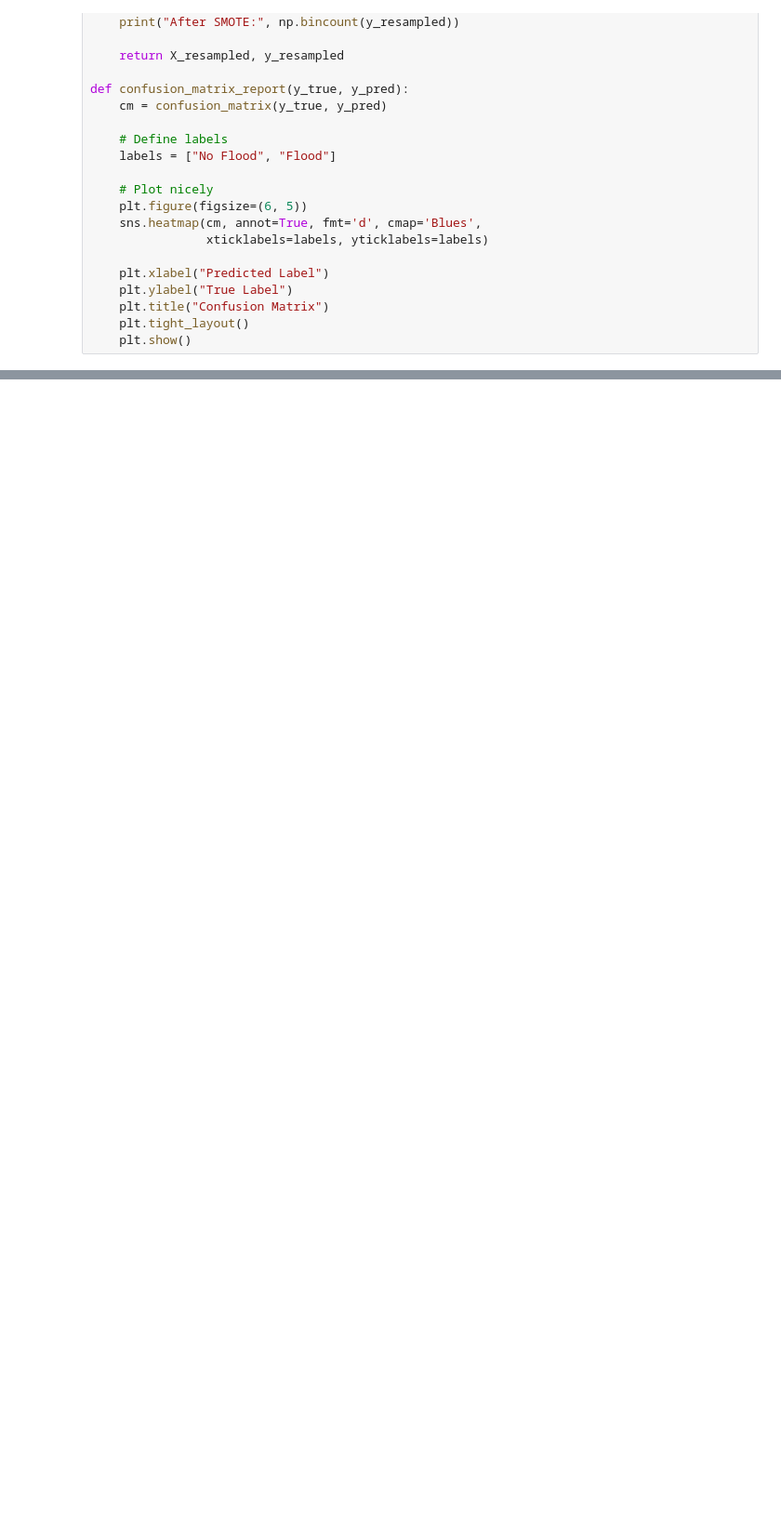
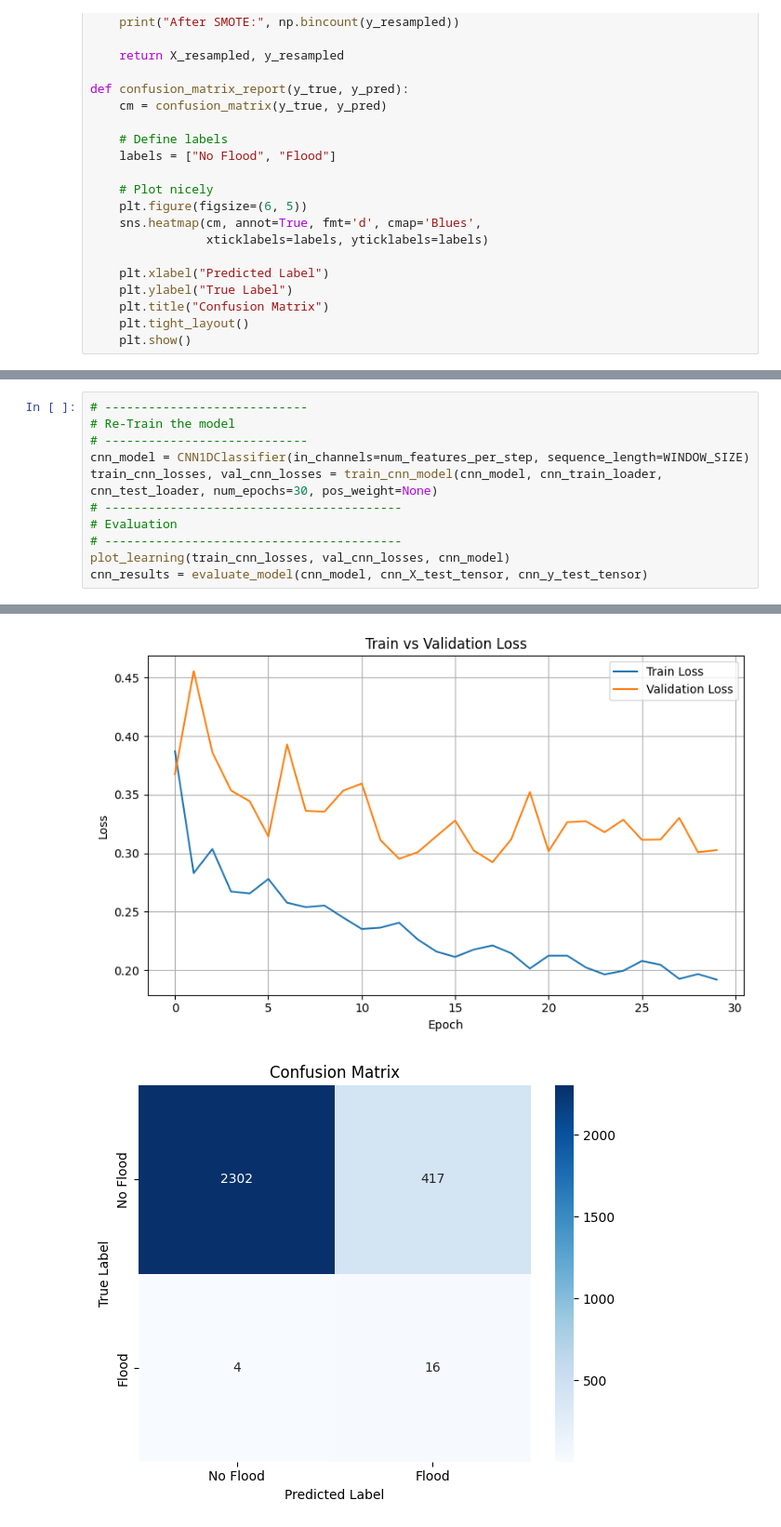
Before and after one commit to Kaos1105/flood-prediction, a Jupyter notebook: flood_model.ipynb, the cells around one changed output, grey strips where cells are left out. Shown at 93% size. Drawn from its saved outputs; the diff is of its cells as text; blank space fills up the shorter version.

```diff
--- a/flood_model.ipynb
+++ b/flood_model.ipynb
@@ -542,0 +627,12 @@ ROC AUC: 0.8364288341301949
+# %%
+# ----------------------------
+# Re-Train the model
+# ----------------------------
+cnn_model = CNN1DClassifier(in_channels=num_features_per_step, sequence_length=WINDOW_SIZE)
+train_cnn_losses, val_cnn_losses = train_cnn_model(cnn_model, cnn_train_loader, cnn_test_loader, num_epochs=30, pos_weight=None)
+# -----------------------------------------
+# Evaluation
+# -----------------------------------------
+plot_learning(train_cnn_losses, val_cnn_losses, cnn_model)
+cnn_results = evaluate_model(cnn_model, cnn_X_test_tensor, cnn_y_test_tensor)
+# %% [output]
@@ -542,0 +656,2 @@ ROC AUC: 0.8364288341301949
+[figure, added]
+[figure, added]
```
Also changed, not shown: parts of 13 cells of this notebook.
